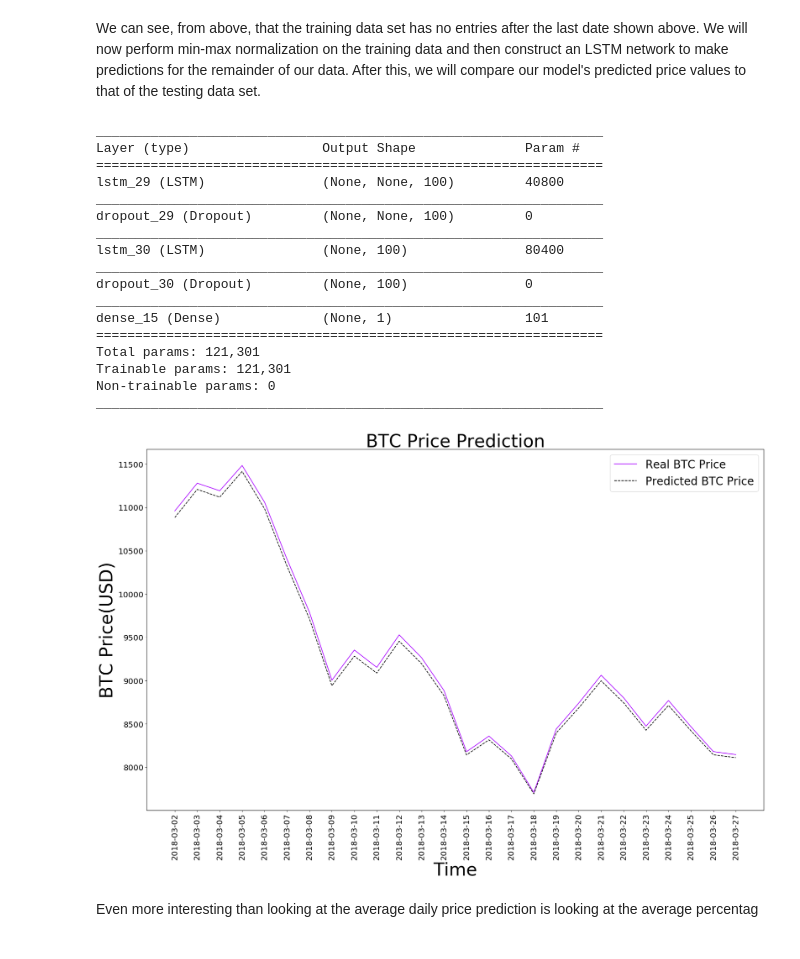
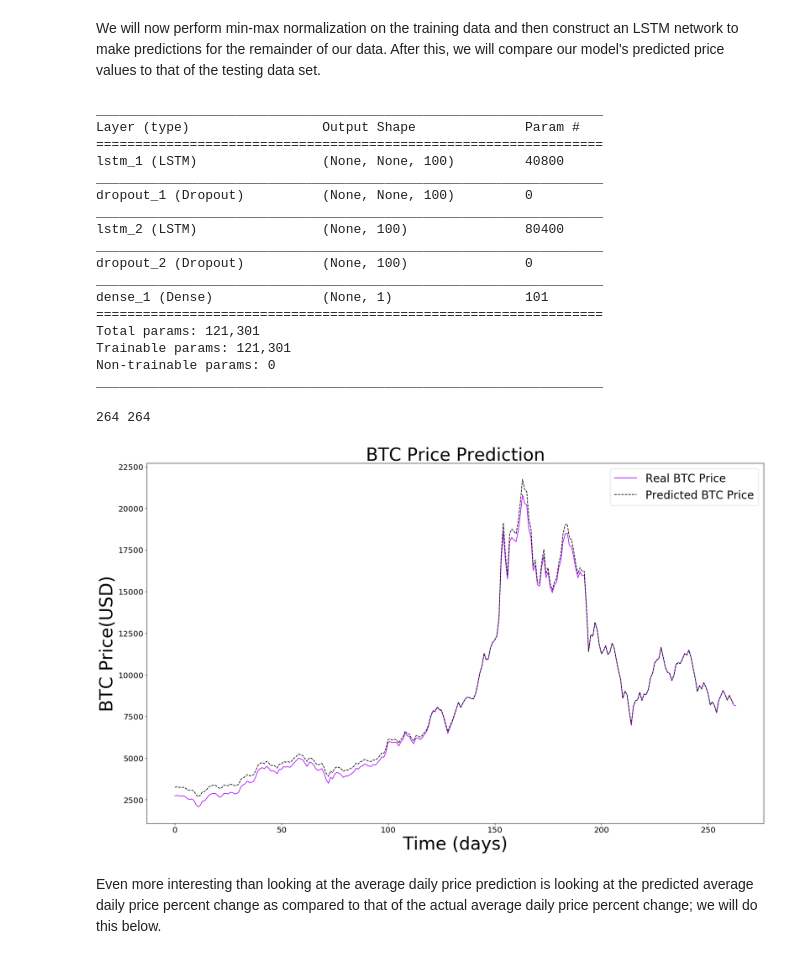
Before and after one commit to CSCI4850/S18-team2-project, a Jupyter notebook: model/RNN_Proof_of_Concept.ipynb, the cells around one changed output. Cells and saved outputs as stored; diff of their text form; code cells hidden in the pictures.

```diff
--- a/model/RNN_Proof_of_Concept.ipynb
+++ b/model/RNN_Proof_of_Concept.ipynb
@@ -51,8 +28,9 @@ Name: Weighted_Price, Length: 239, dtype: float64
 # %% [markdown]
-We can see, from above, that the training data set has no entries after the last date shown above. We will now perform min-max normalization on the training data and then construct an LSTM network to make predictions for the remainder of our data. After this, we will compare our model's predicted price values to that of the testing data set.
+We will now perform min-max normalization on the training data and then construct an LSTM network to make predictions for the remainder of our data. After this, we will compare our model's predicted price values to that of the testing data set.
 # %%
 # Form training set from daily averages.
-training_set = df_train.values
+#training_set = df_train.values
+training_set = daily_average.values
 training_set = reshape(training_set, (len(training_set), 1))
 
 # Perform Min-max normalization.
@@ -88,8 +66,8 @@ model.compile(loss      = 'mean_squared_error',
 model.summary()
 
 # Fitting the RNN to the Training set
-history = model.fit(x_train,
-                    y_train,
+history = model.fit(x          = x_train,
+                    y          = y_train,
                     batch_size = len(x_train),
                     epochs     = 100,
                     verbose    = 0)
@@ -97,15 +75,15 @@ history = model.fit(x_train,
 _________________________________________________________________
 Layer (type)                 Output Shape              Param #
 =================================================================
-lstm_29 (LSTM)               (None, None, 100)         40800
+lstm_1 (LSTM)                (None, None, 100)         40800
 _________________________________________________________________
-dropout_29 (Dropout)         (None, None, 100)         0
+dropout_1 (Dropout)          (None, None, 100)         0
 _________________________________________________________________
-lstm_30 (LSTM)               (None, 100)               80400
+lstm_2 (LSTM)                (None, 100)               80400
 _________________________________________________________________
-dropout_30 (Dropout)         (None, 100)               0
+dropout_2 (Dropout)          (None, 100)               0
 _________________________________________________________________
-dense_15 (Dense)             (None, 1)                 101
+dense_1 (Dense)              (None, 1)                 101
 =================================================================
 Total params: 121,301
 Trainable params: 121,301
@@ -113,54 +91,49 @@ Non-trainable params: 0
 _________________________________________________________________
 # %%
 # Predicting the future.
-actual_prices       = df_test.values
-inputs              = reshape(sc.transform(reshape(actual_prices, (len(actual_prices), 1))), (len(actual_prices), 1, 1))
-predicted_BTC_price = sc.inverse_transform(model.predict(inputs))
+#actual_prices       = df_test.values
+actual_prices       = sc.inverse_transform(y_train)
+predicted_BTC_price = sc.inverse_transform(model.predict(x_train))
+print(len(predicted_BTC_pr), len(y_train))
+# %% [output]
+264 264
 # %%
 # Visualising the results
 plt.figure(figsize   = (25,15),
            dpi       = 80,
            facecolor = 'w',
            edgecolor = 'k')
 
 ax      = plt.gca()
 
 plt.plot(actual_prices,
          color = '#AA00FF',
          label = 'Real BTC Price')
-plt.plot(predicted_BTC_price,
+plt.plot(predicted_BTC_price[1:],
          color = '#000000',
          ls    = 'dashed',
          label = 'Predicted BTC Price')
 
 plt.title('BTC Price Prediction',
           fontsize = 40)
 
-df_test = df_test.reset_index()
-x       = df_test.index
-labels  = df_test['date']
-
-plt.xticks(x,
-           labels,
-           rotation = 'vertical')
-
 for tick in ax.xaxis.get_major_ticks():
     tick.label1.set_fontsize(18)
 for tick in ax.yaxis.get_major_ticks():
     tick.label1.set_fontsize(18)
 
-plt.xlabel('Time',
+plt.xlabel('Time (days)',
            fontsize = 40)
 plt.ylabel('BTC Price(USD)',
            fontsize = 40)
 plt.legend(loc  = 'best',
            prop = {'size': 25})
 
 plt.show()
 # %% [output]
-[figure, old version]
+[figure, new version]
 # %% [markdown]
-Even more interesting than looking at the average daily price prediction is looking at the average percentag
+Even more interesting than looking at the average daily price prediction is looking at the predicted average daily price percent change as compared to that of the actual average daily price percent change; we will do this below.
 # %%
 predicted_percent_change = [100*(e2[0] - e1[0])/e1[0] for e1, e2 in zip(predicted_BTC_price[:-1], predicted_BTC_price[1:])]
 actual_percent_change    = [100*(e2 - e1)/e1 for e1, e2 in zip(actual_prices[:-1], actual_prices[1:])]
```
Also changed, not shown: parts of 3 cells of this notebook.
